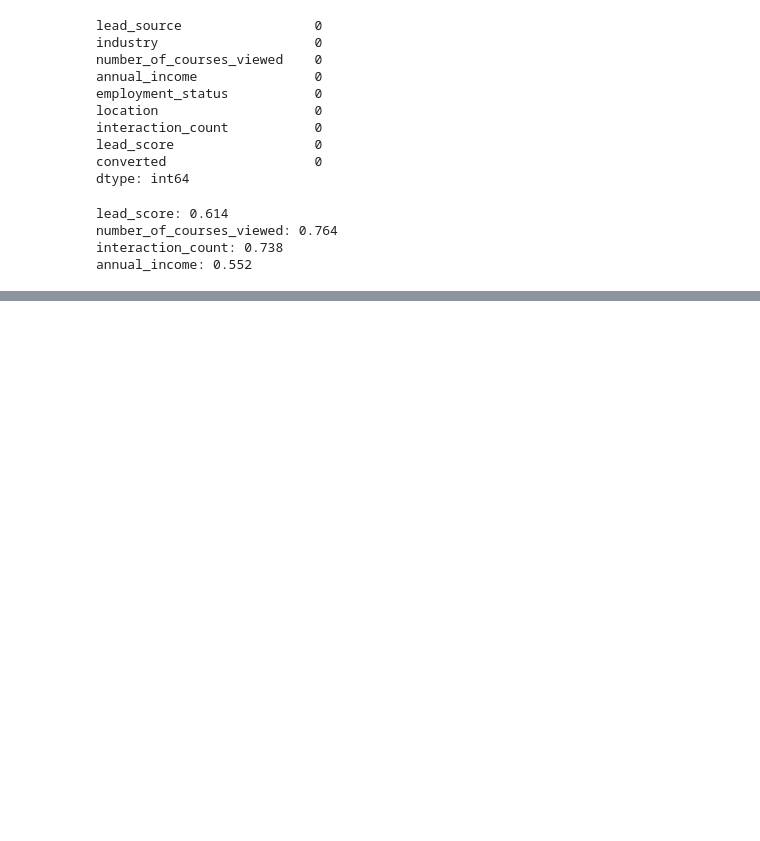
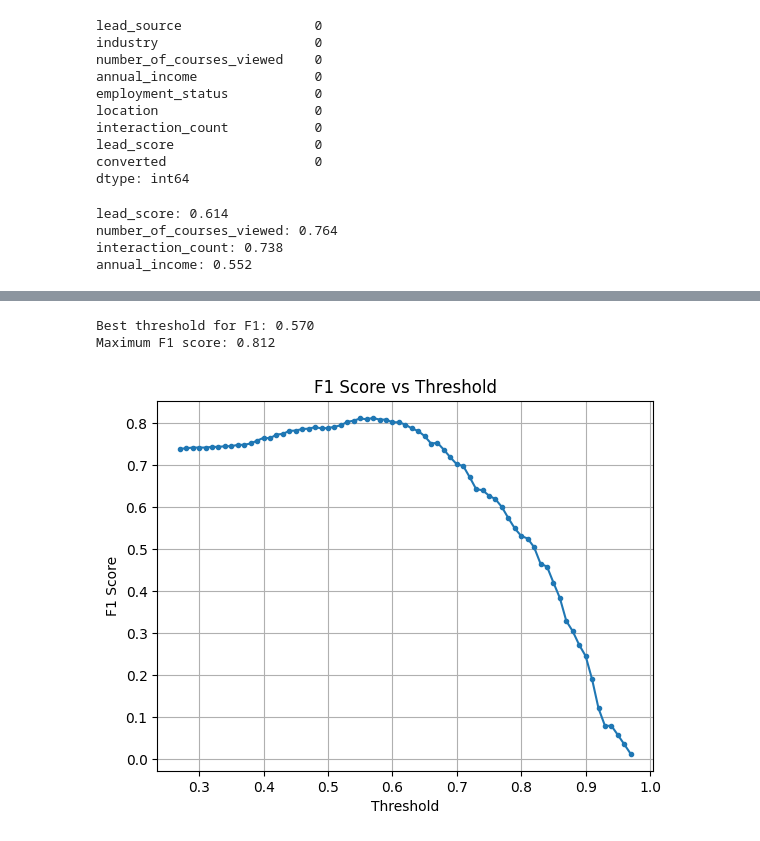
Before and after one commit to tmsnobrega/ml-zoomcamp-homework, a Jupyter notebook: 04-evaluation/Homework.ipynb, the cells around one changed output, grey strips where cells are left out. Cells and saved outputs as stored; diff of their text form; code cells hidden in the pictures; blank space fills up the shorter version.

```diff
--- a/04-evaluation/Homework.ipynb
+++ b/04-evaluation/Homework.ipynb
@@ -133,0 +174,52 @@ Validation ROC AUC: 0.82
+# %%
+# Define thresholds
+thresholds = np.arange(0.0, 1.01, 0.01)
+
+# Lists to store results
+f1_scores = []
+valid_t = []
+
+# Loop through thresholds
+for t in thresholds:
+    y_pred = (y_val_proba >= t)
+
+    # Skip degenerate thresholds (predicts all 0s or all 1s)
+    if y_pred.sum() == 0 or y_pred.sum() == len(y_pred):
+        continue
+
+    # Compute precision & recall
+    p = precision_score(y_val, y_pred, zero_division=0)
+    r = recall_score(y_val, y_pred, zero_division=0)
+
+    # Compute F1 score manually
+    if (p + r) == 0:
+        f1 = 0
+    else:
+        f1 = 2 * p * r / (p + r)
+
+    f1_scores.append(f1)
+    valid_t.append(t)
+
+# Convert to arrays
+valid_t = np.array(valid_t)
+f1_scores = np.array(f1_scores)
+
+# Find threshold with maximum F1
+best_idx = np.argmax(f1_scores)
+best_threshold = valid_t[best_idx]
+best_f1 = f1_scores[best_idx]
+
+print(f"Best threshold for F1: {best_threshold:.3f}")
+print(f"Maximum F1 score: {best_f1:.3f}")
+
+# Plot the curve
+plt.plot(valid_t, f1_scores, marker='.')
+plt.xlabel('Threshold')
+plt.ylabel('F1 Score')
+plt.title('F1 Score vs Threshold')
+plt.grid(True)
+plt.show()
+# %% [output]
+Best threshold for F1: 0.570
+Maximum F1 score: 0.812
+[figure, added]
```
Also changed, not shown: parts of 8 cells of this notebook.
